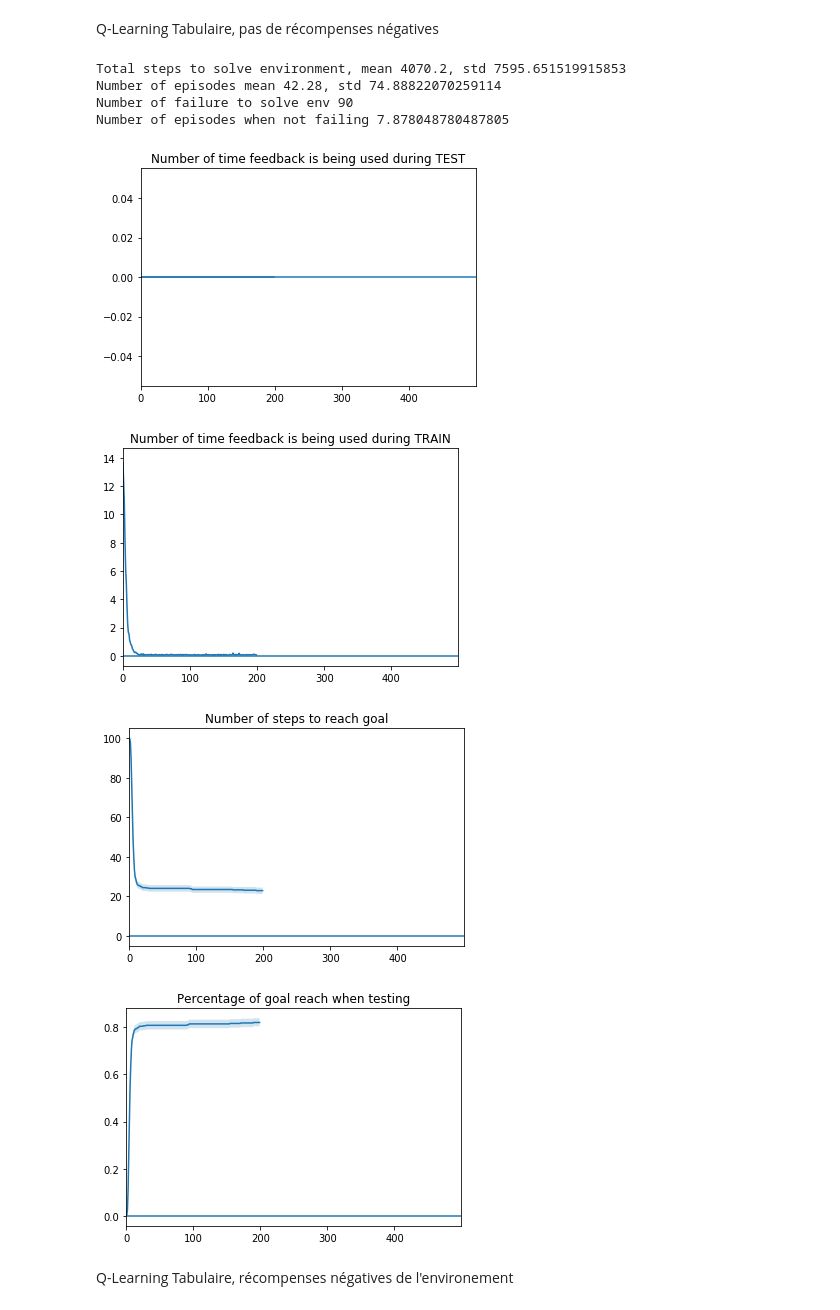
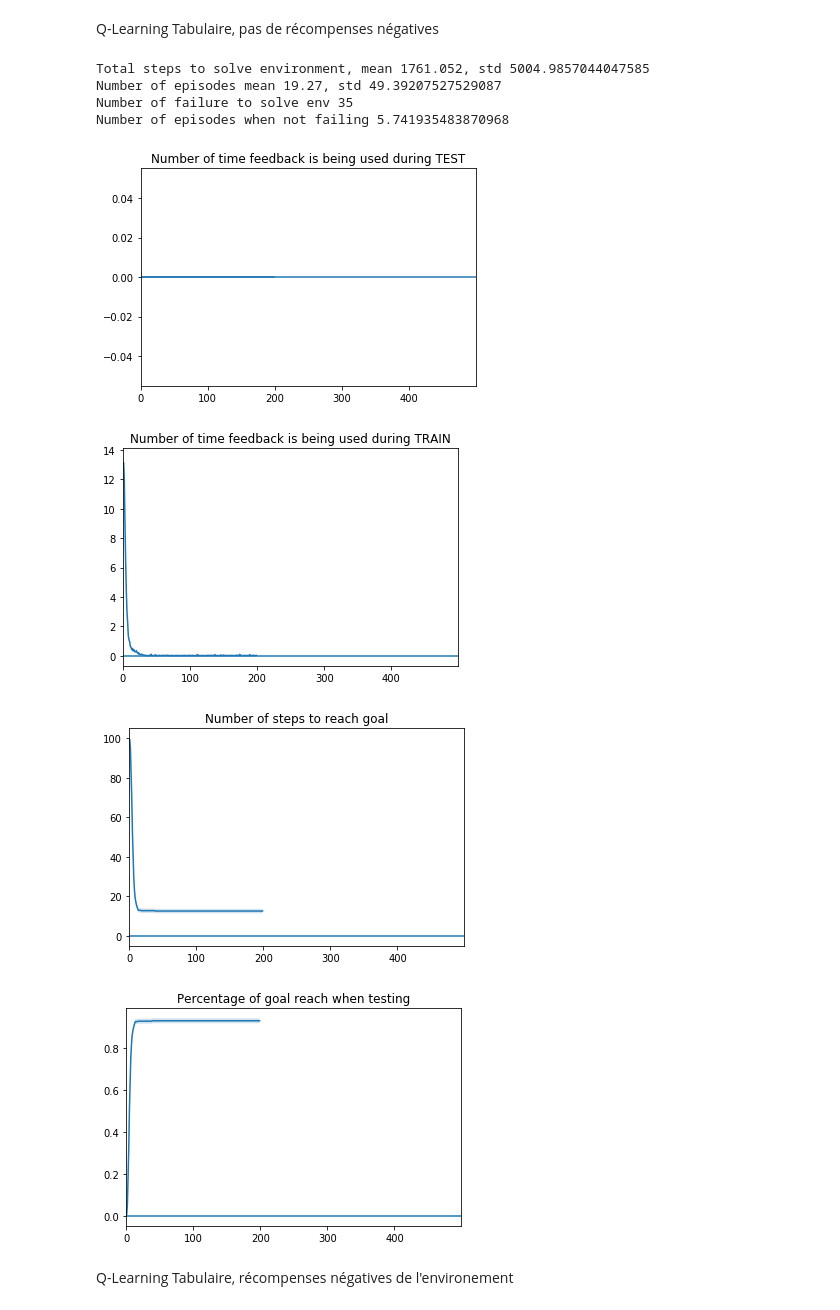
Before and after one commit to Mathieu-Seurin/safe_frozen_lake, a Jupyter notebook: test_safe.ipynb, the cells around one changed output. Cells and saved outputs as stored; diff of their text form; code cells hidden in the pictures.

```diff
--- a/test_safe.ipynb
+++ b/test_safe.ipynb
@@ -76,7 +76,7 @@ def test_algo(algo, game, repeat=1):
 
     return count_optimal_policy, count_goal_reach, feedback_list.mean(), num_steps_list.mean()
 # %%
-def run_expe(create_algo, game, max_ep, n_tests=5, percentage_to_success=0.9, verbose=True):
+def run_expe(create_algo, game, max_ep, n_tests, percentage_to_success, verbose=True):
 
     first_ep_where_goal_is_reached = max_ep
 
@@ -147,7 +147,7 @@ def run_expe(create_algo, game, max_ep, n_tests=5, percentage_to_success=0.9, ve
 
     return run_info
 # %%
-def run_multiple_expe(create_algo, game, n_expe, max_ep):
+def run_multiple_expe(create_algo, game, n_expe, max_ep, n_tests, percentage_to_success):
 
     mean_num_ep = np.zeros(n_expe)
 
@@ -160,7 +160,7 @@ def run_multiple_expe(create_algo, game, n_expe, max_ep):
     total_steps_array = np.zeros(n_expe)
 
     for i in range(n_expe):
-        run_info = run_expe(create_algo, game, max_ep=max_ep, verbose=False)
+        run_info = run_expe(create_algo, game, max_ep=max_ep, verbose=False, n_tests=n_tests)
         mean_num_ep[i] = run_info['last_ep_number']
 
         # assert run_info['last_ep_timestep'] == game.shortest_path_length or mean_num_ep[i] == max_ep-1, \
@@ -196,22 +196,23 @@ def run_multiple_expe(create_algo, game, n_expe, max_ep):
 
 
     sns.tsplot(data=num_feedback_per_test_ep)
-    sns.tsplot(data=np.zeros(n_expe))
+    sns.tsplot(data=np.zeros(max_ep))
     plt.title("Number of time feedback is being used during TEST")
     plt.show()
 
     sns.tsplot(data=num_feedback_per_train_ep)
-    sns.tsplot(data=np.zeros(n_expe))
+    sns.tsplot(data=np.zeros(max_ep))
     plt.title("Number of time feedback is being used during TRAIN")
     plt.show()
 
     sns.tsplot(data=num_steps_array)
-    sns.tsplot(data=np.zeros(n_expe))
+    sns.tsplot(data=np.zeros(max_ep))
     plt.title("Number of steps to reach goal")
     plt.show()
 
     sns.tsplot(data=percentage_goal_reach_array)
-    sns.tsplot(data=np.zeros(n_expe))
+    sns.tsplot(data=np.zeros(max_ep))
+    sns.tsplot(data=np.ones(max_ep))
     plt.title("Percentage of goal reach when testing")
     plt.show()
 
@@ -376,22 +367,22 @@ Frozen-Lake Deterministe avec Feedback
 Q-Learning Tabulaire, pas de récompenses négatives
 # %%
 gamma = 0.99
-expected_exploration_steps = 2000
+expected_exploration_steps = 3000
 lr=0.7
 
 algo = lambda : TabQLearning(16, 4, gamma=gamma, lr=lr, expected_exploration_steps=expected_exploration_steps)
 game = FrozenLakeEnvStop(is_slippery=False, reward_when_falling=0)
 
 res_det_no_feedback = run_multiple_expe(algo, game, n_expe=500, max_ep=200)
 # %% [output]
-Total steps to solve environment, mean 4070.2, std 7595.651519915853
-Number of episodes mean 42.28, std 74.88822070259114
-Number of failure to solve env 90
-Number of episodes when not failing 7.878048780487805
+Total steps to solve environment, mean 1761.052, std 5004.9857044047585
+Number of episodes mean 19.27, std 49.39207527529087
+Number of failure to solve env 35
+Number of episodes when not failing 5.741935483870968
 [figure]
-[figure, old version]
+[figure, new version]
-[figure, old version]
+[figure, new version]
-[figure, old version]
+[figure, new version]
 # %% [markdown]
 Q-Learning Tabulaire, récompenses négatives de l'environement
 # %%
```
Also changed, not shown: parts of 13 cells of this notebook, 1 other file.
